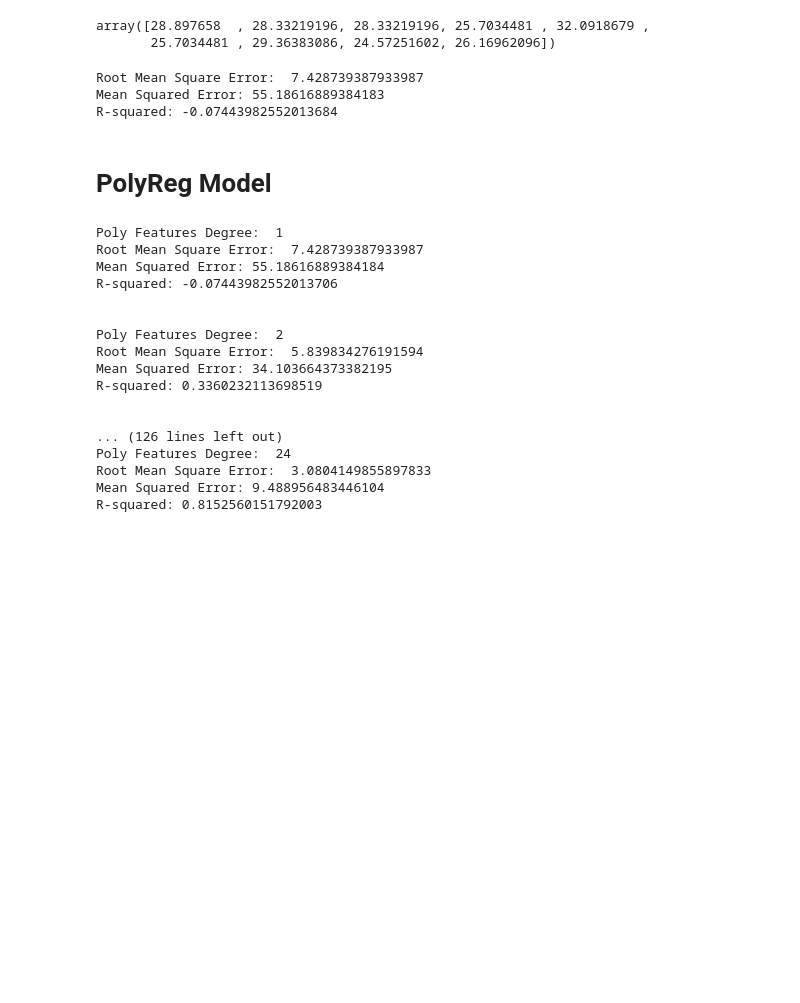
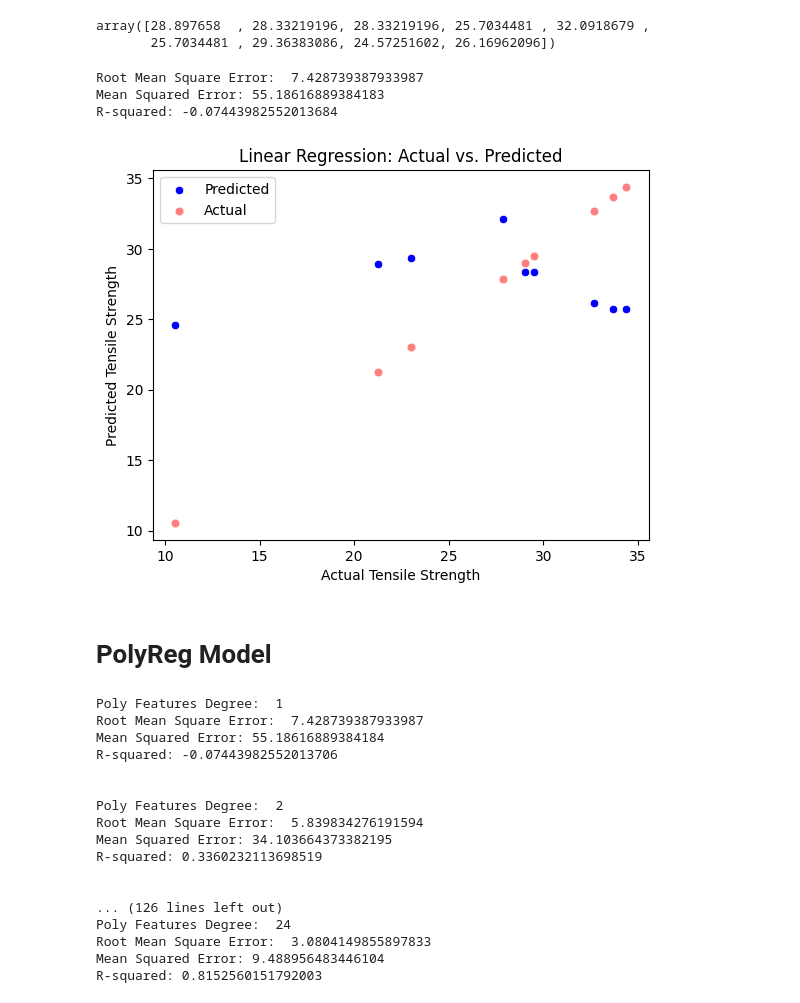
Before and after one commit to Sid-047/paperStuff, a Jupyter notebook: basaltCuraua-Composite/modelTraining.ipynb, the cells around one changed output. Drawn from its saved outputs; the diff is of its cells as text; code cells hidden in the pictures; blank space fills up the shorter version.

Commit message:
Vis via Scatter plots

```diff
--- a/basaltCuraua-Composite/modelTraining.ipynb
+++ b/basaltCuraua-Composite/modelTraining.ipynb
@@ -68,6 +70,16 @@ print('R-squared:', r2_score(yTest, yPred))
 Root Mean Square Error:  7.428739387933987
 Mean Squared Error: 55.18616889384183
 R-squared: -0.07443982552013684
+# %%
+sns.scatterplot(x=yTest, y=yPred, color='blue', label='Predicted')
+sns.scatterplot(x=yTest, y=yTest, color='red', alpha=0.5, label='Actual')
+plt.xlabel('Actual Tensile Strength')
+plt.ylabel('Predicted Tensile Strength')
+plt.title('Linear Regression: Actual vs. Predicted')
+plt.legend()
+plt.show()
+# %% [output]
+[figure, added]
 # %% [markdown]
 # PolyReg Model
 # %%
```
Also changed, not shown: parts of 6 cells of this notebook.
